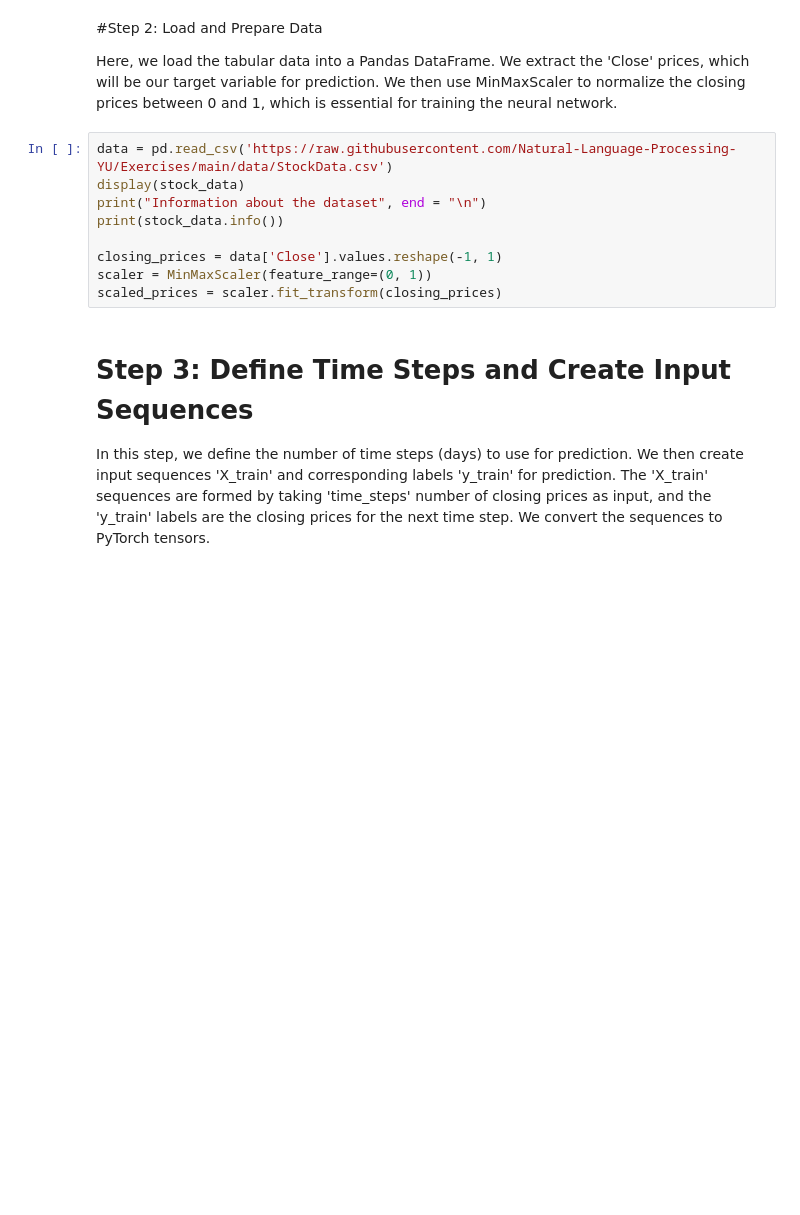
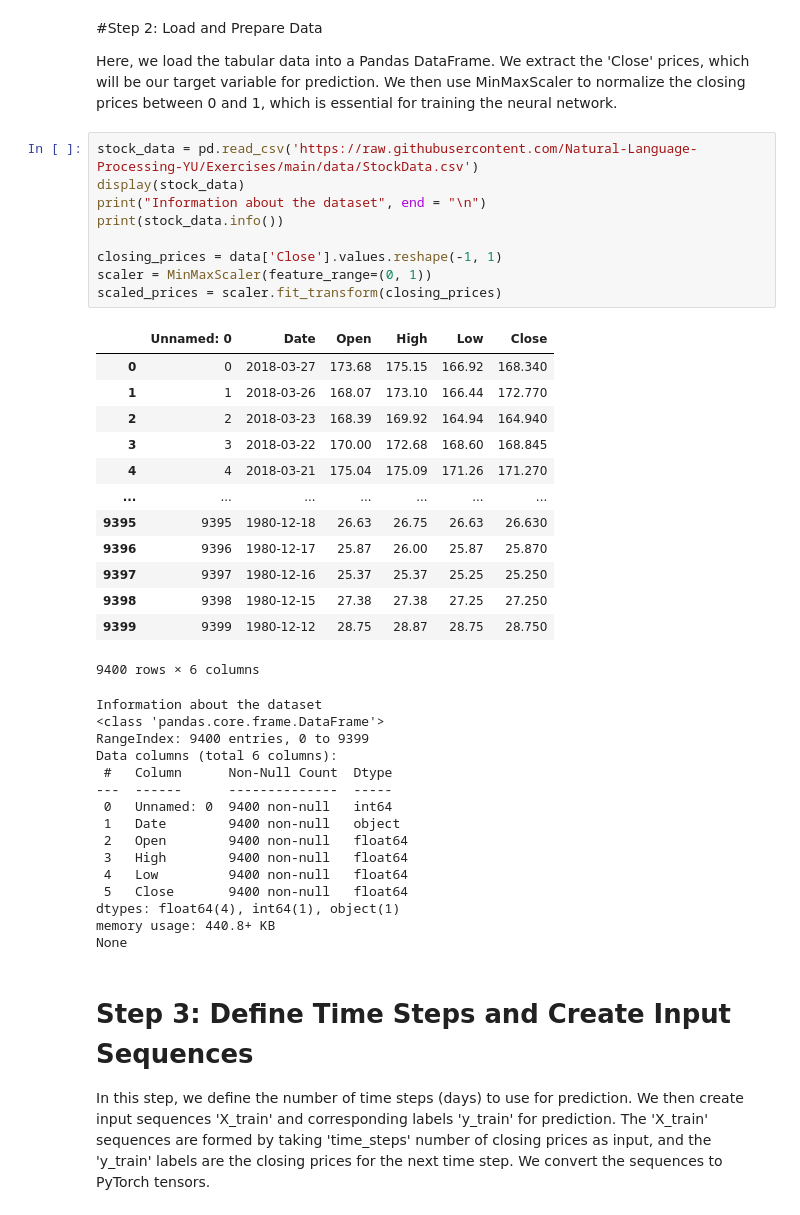
Before and after one commit to Natural-Language-Processing-YU/Exercises, a Jupyter notebook: M8_Vanilla_RNN_Stock_Data.ipynb, the cells around one changed output. Cells and saved outputs as stored; diff of their text form; blank space fills up the shorter version.

```diff
--- a/M8_Vanilla_RNN_Stock_Data.ipynb
+++ b/M8_Vanilla_RNN_Stock_Data.ipynb
@@ -17,14 +17,43 @@ from torch.utils.data import DataLoader, TensorDataset
 
 Here, we load the tabular data into a Pandas DataFrame. We extract the 'Close' prices, which will be our target variable for prediction. We then use MinMaxScaler to normalize the closing prices between 0 and 1, which is essential for training the neural network.
 # %%
-data = pd.read_csv('https://raw.githubusercontent.com/Natural-Language-Processing-YU/Exercises/main/data/StockData.csv')
+stock_data = pd.read_csv('https://raw.githubusercontent.com/Natural-Language-Processing-YU/Exercises/main/data/StockData.csv')
 display(stock_data)
 print("Information about the dataset", end = "\n")
 print(stock_data.info())
 
 closing_prices = data['Close'].values.reshape(-1, 1)
 scaler = MinMaxScaler(feature_range=(0, 1))
 scaled_prices = scaler.fit_transform(closing_prices)
+# %% [output]
+|  | Unnamed: 0 | Date | Open | High | Low | Close |
+| 0 | 0 | 2018-03-27 | 173.68 | 175.15 | 166.92 | 168.340 |
+| 1 | 1 | 2018-03-26 | 168.07 | 173.10 | 166.44 | 172.770 |
+| 2 | 2 | 2018-03-23 | 168.39 | 169.92 | 164.94 | 164.940 |
+| 3 | 3 | 2018-03-22 | 170.00 | 172.68 | 168.60 | 168.845 |
+| 4 | 4 | 2018-03-21 | 175.04 | 175.09 | 171.26 | 171.270 |
+| ... | ... | ... | ... | ... | ... | ... |
+| 9395 | 9395 | 1980-12-18 | 26.63 | 26.75 | 26.63 | 26.630 |
+| 9396 | 9396 | 1980-12-17 | 25.87 | 26.00 | 25.87 | 25.870 |
+| 9397 | 9397 | 1980-12-16 | 25.37 | 25.37 | 25.25 | 25.250 |
+| 9398 | 9398 | 1980-12-15 | 27.38 | 27.38 | 27.25 | 27.250 |
+| 9399 | 9399 | 1980-12-12 | 28.75 | 28.87 | 28.75 | 28.750 |
+9400 rows × 6 columns
+Information about the dataset
+<class 'pandas.core.frame.DataFrame'>
+RangeIndex: 9400 entries, 0 to 9399
+Data columns (total 6 columns):
+ #   Column      Non-Null Count  Dtype
+---  ------      --------------  -----
+ 0   Unnamed: 0  9400 non-null   int64
+ 1   Date        9400 non-null   object
+ 2   Open        9400 non-null   float64
+ 3   High        9400 non-null   float64
+ 4   Low         9400 non-null   float64
+ 5   Close       9400 non-null   float64
+dtypes: float64(4), int64(1), object(1)
+memory usage: 440.8+ KB
+None
 # %% [markdown]
 # Step 3: Define Time Steps and Create Input Sequences
 In this step, we define the number of time steps (days) to use for prediction. We then create input sequences 'X_train' and corresponding labels 'y_train' for prediction. The 'X_train' sequences are formed by taking 'time_steps' number of closing prices as input, and the 'y_train' labels are the closing prices for the next time step. We convert the sequences to PyTorch tensors.
```
Also changed, not shown: parts of 6 cells of this notebook.
